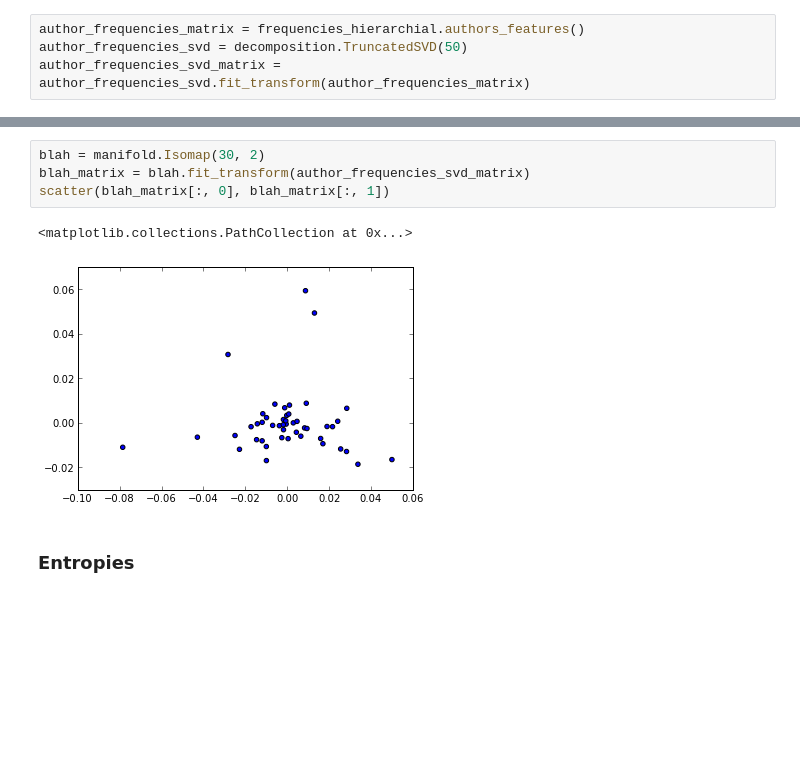
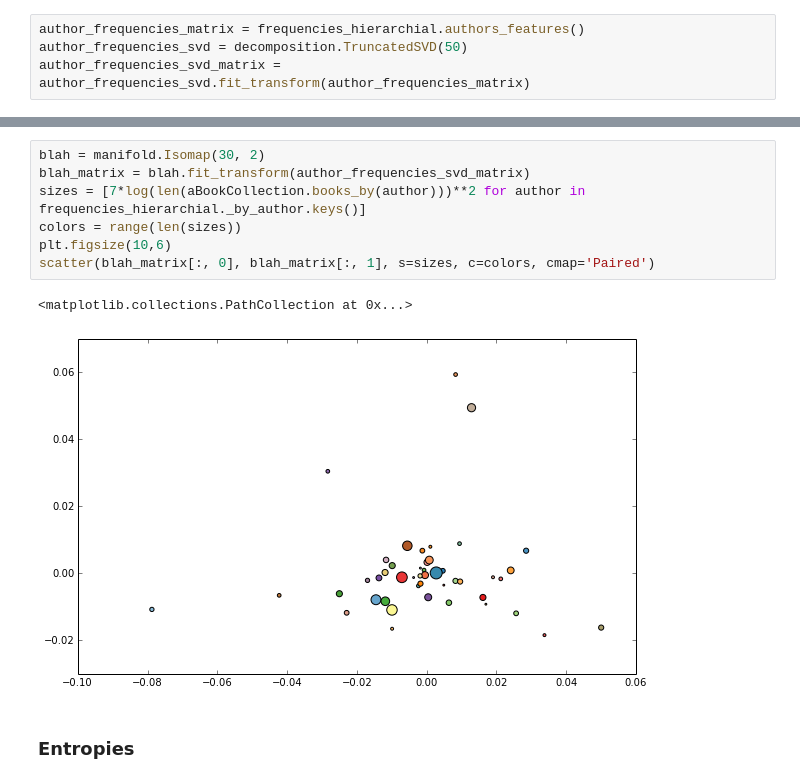
Before and after one commit to alepulver/tp-final-incc, a Jupyter notebook: notebooks/Classification Experiment (new).ipynb, the cells around one changed output, grey strips where cells are left out. Saved outputs shown, nothing was run; the diff lists cells and outputs as text; blank space fills up the shorter version.

```diff
--- a/notebooks/Classification Experiment (new).ipynb
+++ b/notebooks/Classification Experiment (new).ipynb
@@ -87,10 +102,13 @@ scatter(author_frequencies_svd_matrix[:, 0], author_frequencies_svd_matrix[:, 1]
 # %%
 blah = manifold.Isomap(30, 2)
 blah_matrix = blah.fit_transform(author_frequencies_svd_matrix)
-scatter(blah_matrix[:, 0], blah_matrix[:, 1])
+sizes = [7*log(len(aBookCollection.books_by(author)))**2 for author in frequencies_hierarchial._by_author.keys()]
+colors = range(len(sizes))
+plt.figsize(10,6)
+scatter(blah_matrix[:, 0], blah_matrix[:, 1], s=sizes, c=colors, cmap='Paired')
 # %% [output]
 <matplotlib.collections.PathCollection at 0x...>
-[figure, old version]
+[figure, new version]
 # %% [markdown]
 ### Entropies
 # %%
```
Also changed, not shown: parts of 28 cells of this notebook, 2 other files.
